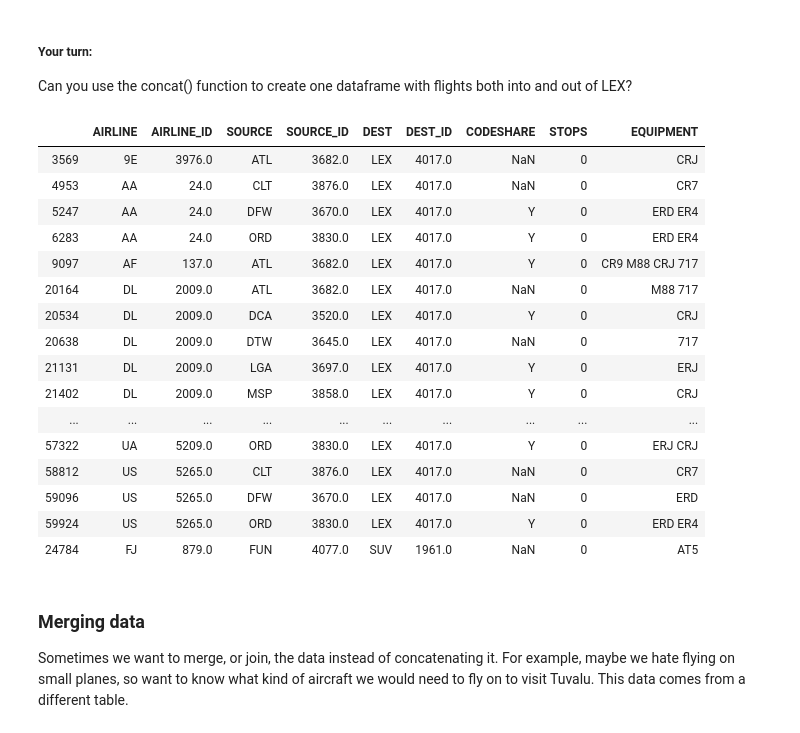
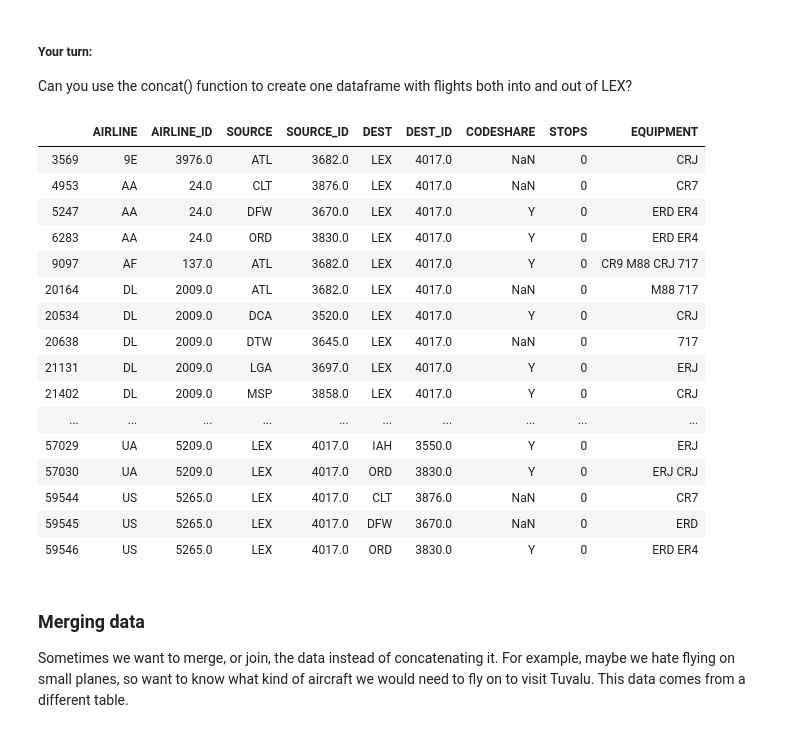
Before and after one commit to abs8090/ce599, a Jupyter notebook: 07-Merging/open-flights-tutorial.ipynb, the cells around one changed output. Cells and saved outputs as stored; diff of their text form; code cells hidden in the pictures.

```diff
--- a/07-Merging/open-flights-tutorial.ipynb
+++ b/07-Merging/open-flights-tutorial.ipynb
@@ -249,27 +249,27 @@ pd.concat([to_tuvalu, from_tuvalu], axis=1)
 Can you use the concat() function to create one dataframe with flights both into and out of LEX?
 # %%
 to_lex = routes[routes['DEST']=='LEX']
-from_lex = routes[routes['SOURCE']=='FUN']
+from_lex = routes[routes['SOURCE']=='LEX']
 lex_routes = pd.concat([to_lex, from_lex])
 lex_routes
 # %% [output]
 |  | AIRLINE | AIRLINE_ID | SOURCE | SOURCE_ID | DEST | DEST_ID | CODESHARE | STOPS | EQUIPMENT |
 | 3569 | 9E | 3976.0 | ATL | 3682.0 | LEX | 4017.0 | NaN | 0 | CRJ |
 | 4953 | AA | 24.0 | CLT | 3876.0 | LEX | 4017.0 | NaN | 0 | CR7 |
 | 5247 | AA | 24.0 | DFW | 3670.0 | LEX | 4017.0 | Y | 0 | ERD ER4 |
 | 6283 | AA | 24.0 | ORD | 3830.0 | LEX | 4017.0 | Y | 0 | ERD ER4 |
 | 9097 | AF | 137.0 | ATL | 3682.0 | LEX | 4017.0 | Y | 0 | CR9 M88 CRJ 717 |
 | 20164 | DL | 2009.0 | ATL | 3682.0 | LEX | 4017.0 | NaN | 0 | M88 717 |
 | 20534 | DL | 2009.0 | DCA | 3520.0 | LEX | 4017.0 | Y | 0 | CRJ |
 | 20638 | DL | 2009.0 | DTW | 3645.0 | LEX | 4017.0 | NaN | 0 | 717 |
 | 21131 | DL | 2009.0 | LGA | 3697.0 | LEX | 4017.0 | Y | 0 | ERJ |
 | 21402 | DL | 2009.0 | MSP | 3858.0 | LEX | 4017.0 | Y | 0 | CRJ |
 | ... | ... | ... | ... | ... | ... | ... | ... | ... | ... |
-| 57322 | UA | 5209.0 | ORD | 3830.0 | LEX | 4017.0 | Y | 0 | ERJ CRJ |
-| 58812 | US | 5265.0 | CLT | 3876.0 | LEX | 4017.0 | NaN | 0 | CR7 |
-| 59096 | US | 5265.0 | DFW | 3670.0 | LEX | 4017.0 | NaN | 0 | ERD |
-| 59924 | US | 5265.0 | ORD | 3830.0 | LEX | 4017.0 | Y | 0 | ERD ER4 |
-| 24784 | FJ | 879.0 | FUN | 4077.0 | SUV | 1961.0 | NaN | 0 | AT5 |
+| 57029 | UA | 5209.0 | LEX | 4017.0 | IAH | 3550.0 | Y | 0 | ERJ |
+| 57030 | UA | 5209.0 | LEX | 4017.0 | ORD | 3830.0 | Y | 0 | ERJ CRJ |
+| 59544 | US | 5265.0 | LEX | 4017.0 | CLT | 3876.0 | NaN | 0 | CR7 |
+| 59545 | US | 5265.0 | LEX | 4017.0 | DFW | 3670.0 | NaN | 0 | ERD |
+| 59546 | US | 5265.0 | LEX | 4017.0 | ORD | 3830.0 | Y | 0 | ERD ER4 |
 # %% [markdown]
 ### Merging data
 
```
Also changed, not shown: parts of 2 cells of this notebook, 2 other files.
